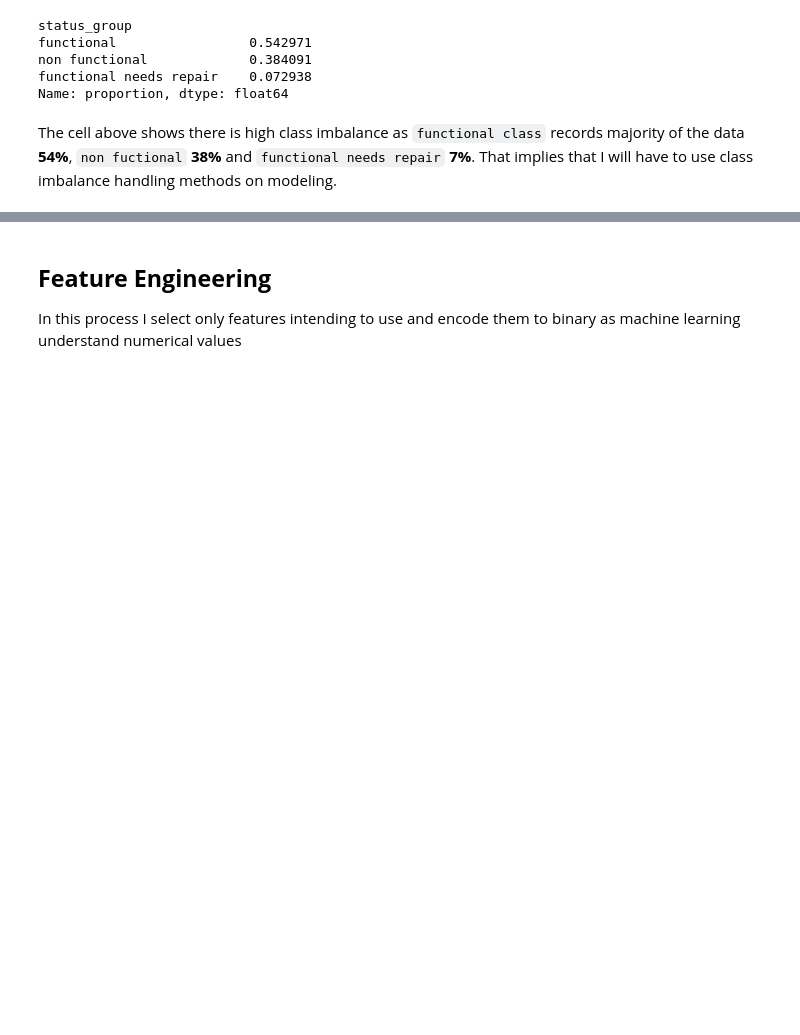
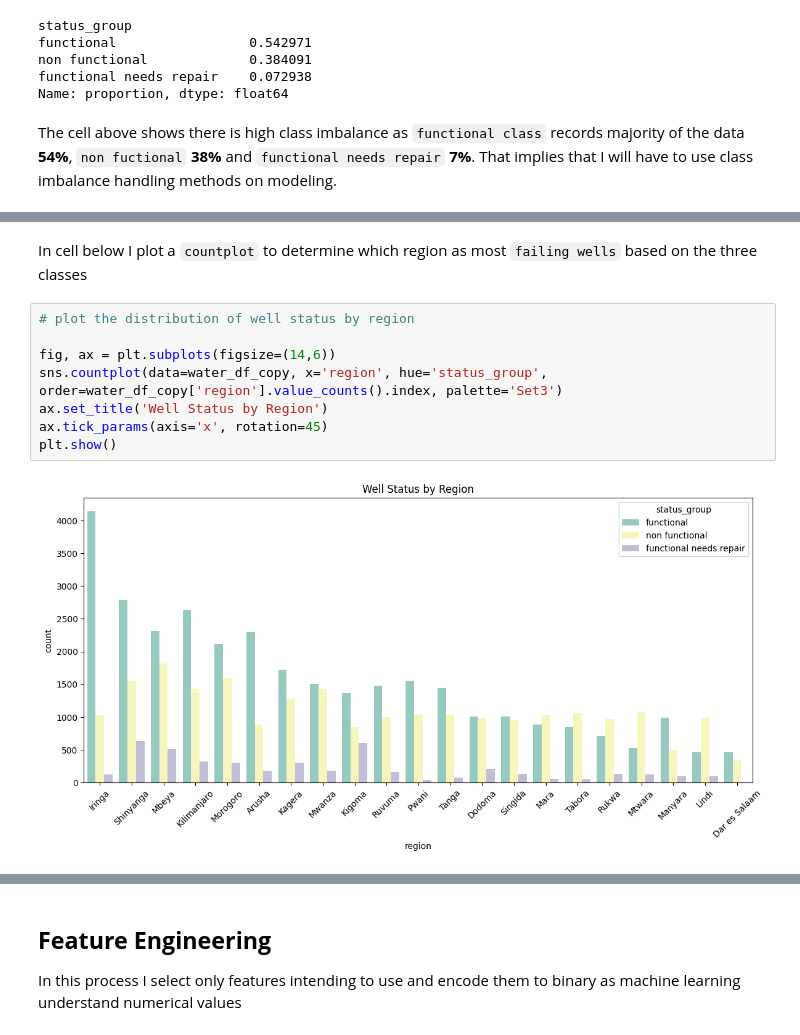
Before and after one commit to RonnyMuthomi/tanzania-water-well-status-classifier, a Jupyter notebook: index.ipynb, the cells around one changed output, grey strips where cells are left out. Cells and saved outputs as stored; diff of their text form; blank space fills up the shorter version.

```diff
--- a/index.ipynb
+++ b/index.ipynb
@@ -474,0 +521,12 @@ The cell above shows there is high class imbalance as `functional class` records
+# %% [markdown]
+In cell below I plot a `countplot` to determine which region as most `failing wells` based on the three classes
+# %%
+# plot the distribution of well status by region
+
+fig, ax = plt.subplots(figsize=(14,6))
+sns.countplot(data=water_df_copy, x='region', hue='status_group', order=water_df_copy['region'].value_counts().index, palette='Set3')
+ax.set_title('Well Status by Region')
+ax.tick_params(axis='x', rotation=45)
+plt.show()
+# %% [output]
+[figure, added]
```
Also changed, not shown: parts of 20 cells of this notebook.
